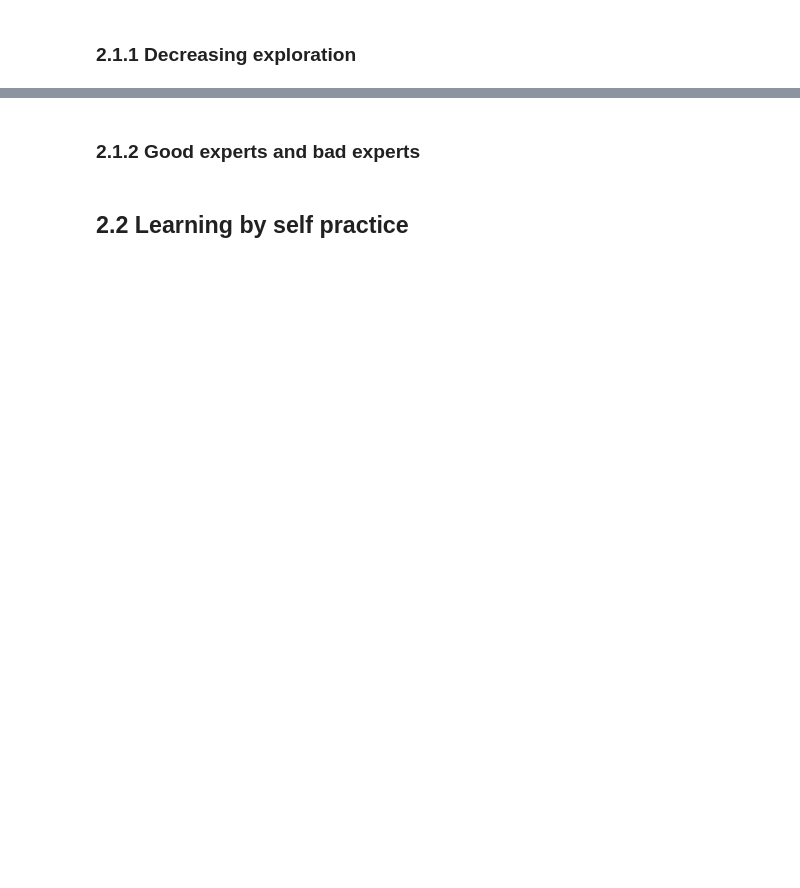
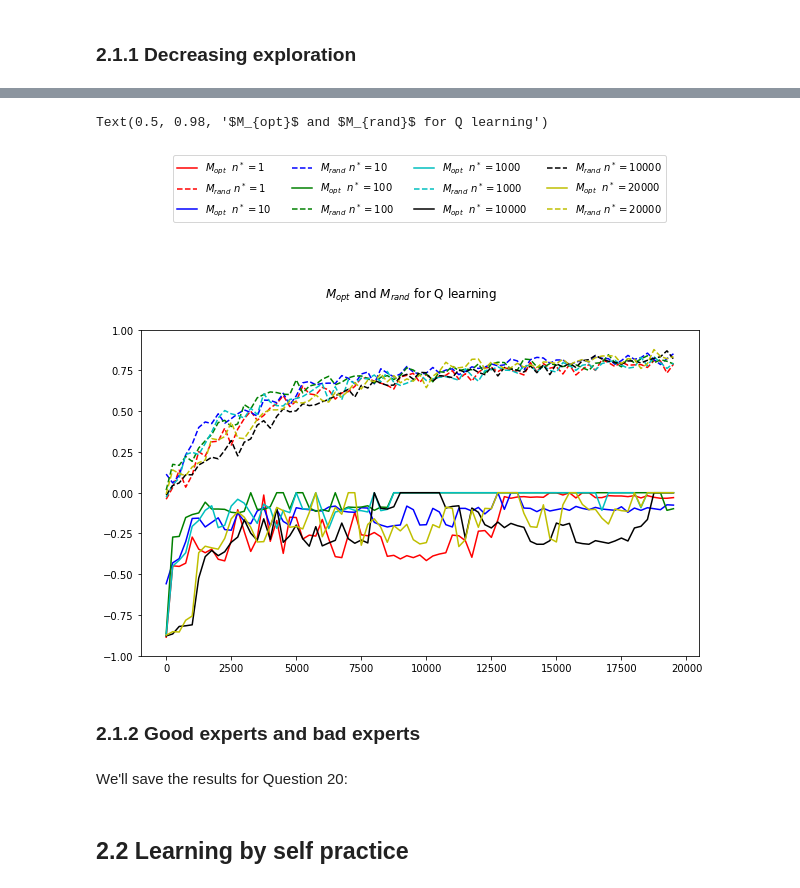
Before and after one commit to dauvillc/qlearning_tictactoe, a Jupyter notebook: answers.ipynb, the cells around one changed output, grey strips where cells are left out. Saved outputs shown, nothing was run; the diff lists cells and outputs as text; code cells hidden in the pictures; blank space fills up the shorter version.

```diff
--- a/answers.ipynb
+++ b/answers.ipynb
@@ -427,23 +453,26 @@ plt.show()
 # %%
 # Question 3
 # ##########
-
+plt.figure(figsize=(10, 6))
 for Ms, c, n_star in zip(list_Ms_plots,
                          ('r', 'b', 'g', 'c', 'k', 'y'),
                          (1, 10, 100, 1000, 10000, 20000)):
     # Plot the M_opts
     plt.plot(np.arange(Ms.shape[0])*250,
              Ms[:, 0],
              c+'-',
              label='$M_{opt}$  $n^*=$' + str(n_star))
     # Plot the M_rands
     plt.plot(np.arange(Ms.shape[0])*250,
              Ms[:, 1],
              c+'--',
              label='$M_{rand}$ $n^*=$' + str(n_star))
 plt.legend(loc='upper center', ncol=4, bbox_to_anchor=(0.5, 1.55))
 plt.ylim([-1, 1])
 plt.suptitle("$M_{opt}$ and $M_{rand}$ for Q learning")
+# %% [output]
+Text(0.5, 0.98, '$M_{opt}$ and $M_{rand}$ for Q learning')
+[figure, added]
 # %% [markdown]
 ### 2.1.2 Good experts and bad experts
 # %%
@@ -517,3 +546,5 @@ plt.show()
 all_Ms = np.stack(list_Ms_plots, axis=0)
 print(f"Maximum value of M_opt  obtained: {np.max(all_Ms[:, :, 0])}")
 print(f"Maximum value of M_rand obtained: {np.max(all_Ms[:, :, 1])}")
+# %% [markdown]
+We'll save the results for Question 20:
```
Also changed, not shown: parts of 27 cells of this notebook.
